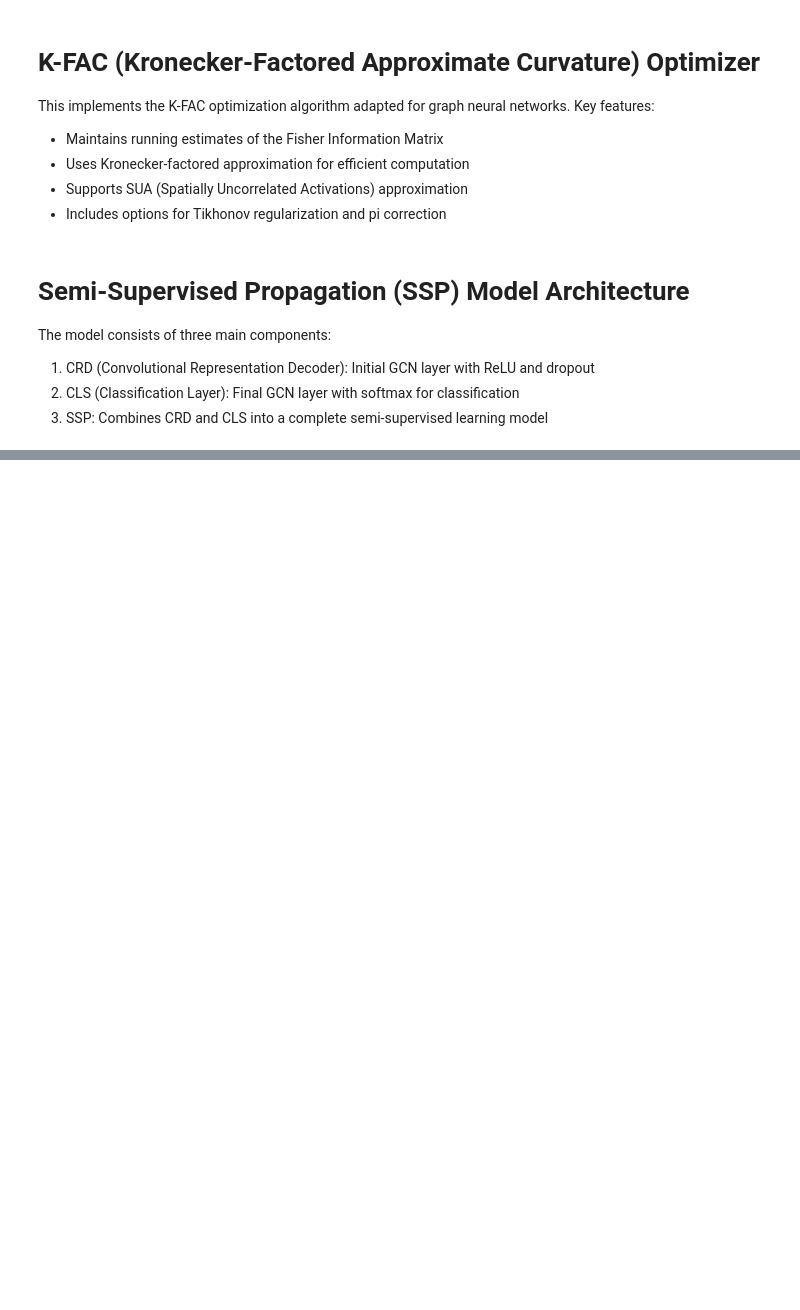
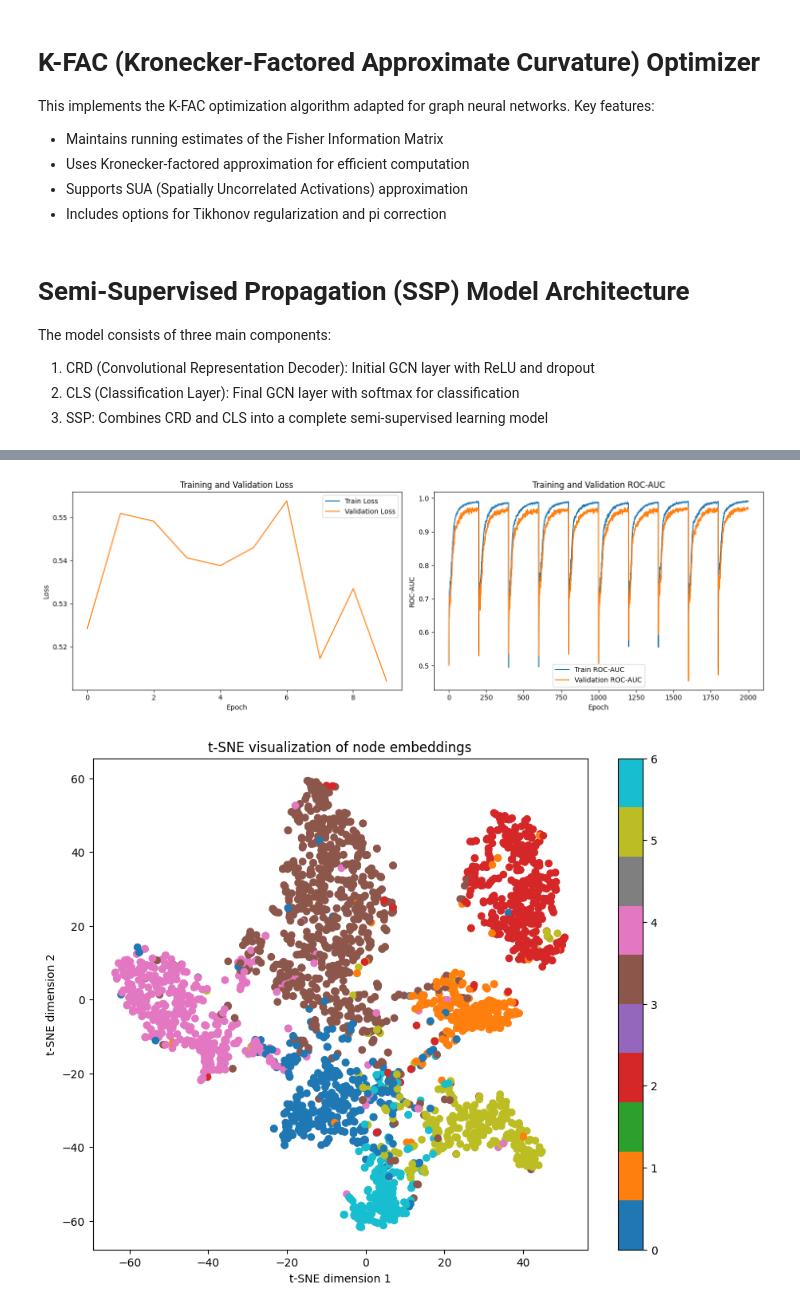
Before and after one commit to Chehmet/citation_network, a Jupyter notebook: ssp.ipynb, the cells around one changed output, grey strips where cells are left out. Cells and saved outputs as stored; diff of their text form; code cells hidden in the pictures; blank space fills up the shorter version.

Commit message:
Added charts in ssp

```diff
--- a/ssp.ipynb
+++ b/ssp.ipynb
@@ -439,6 +504,11 @@ class SSP(torch.nn.Module):
         x = self.crd(x, edge_index)
         x = self.cls(x, edge_index)
         return x
+
+    def get_embeddings(self, data):
+        """Get the intermediate embeddings from CRD layer"""
+        x, edge_index = data.x, data.edge_index
+        return self.crd(x, edge_index)
 # %%
 import time
 import torch
@@ -463,6 +533,8 @@ def train(model, optimizer, data, preconditioner=None, lam=0.):
     if preconditioner:
         preconditioner.step(lam=lam)
     optimizer.step()
+
+    return loss, out
 
 def evaluate(model, data):
     model.eval()
@@ -498,8 +570,9 @@ def run_training(
     alpha=None
     ):
 
-    val_losses, accs, durations = [], [], []
+    accs, durations, train_losses, val_losses, train_aucs, val_aucs = [], [], [], [], [], []
     torch.manual_seed(42)
+
 
     for i_run in range(runs):
         data = dataset[0]
@@ -543,8 +616,14 @@ def run_training(
 
         for epoch in range(1, epochs + 1):
             lam = (float(epoch)/float(epochs))**gamma if gamma is not None else 0.
-            train(model, optimizer, data, preconditioner, lam)
+            loss, out = train(model, optimizer, data, preconditioner, lam)
             eval_info = evaluate(model, data)
+
+            with torch.no_grad():
+                train_auc = calculate_roc_auc(out[data.train_mask], data.y[data.train_mask])
+                val_auc = calculate_roc_auc(out[data.val_mask], data.y[data.val_mask])
+                train_aucs.append(train_auc)
+                val_aucs.append(val_auc)
 
             if eval_info['val loss'] < best_val_loss:
                 best_val_loss = eval_info['val loss']
@@ -571,7 +650,12 @@ def run_training(
         100 * acc.std().item(),
         duration.mean().item()
     ))
-    return loss.mean().item(), acc.mean().item(), acc.std().item()
+
+    plot_training_metrics(train_losses, val_losses, train_aucs, val_aucs)
+
+    plot_embeddings(model, data)
+
+    return loss.mean().item(), acc.mean().item(), acc.std().item(), train_aucs, val_aucs
 # %%
 import torch.nn.functional as F
 from torch_geometric.transforms import NormalizeFeatures
@@ -623,5 +696,5 @@ kwargs = {
     'gamma': None,
     'alpha': None
 }
-loss, acc_mean, acc_std = run_training(**kwargs)
+loss, acc_mean, acc_std, train_aucs, val_aucs = run_training(**kwargs)
 # %% [output]
@@ -628,0 +703,2 @@ Val Loss: 0.5363, Test Accuracy: 87.05 ± 0.36, Duration: 1.851
+[figure, added]
+[figure, added]
```
Also changed, not shown: parts of 5 cells of this notebook.
